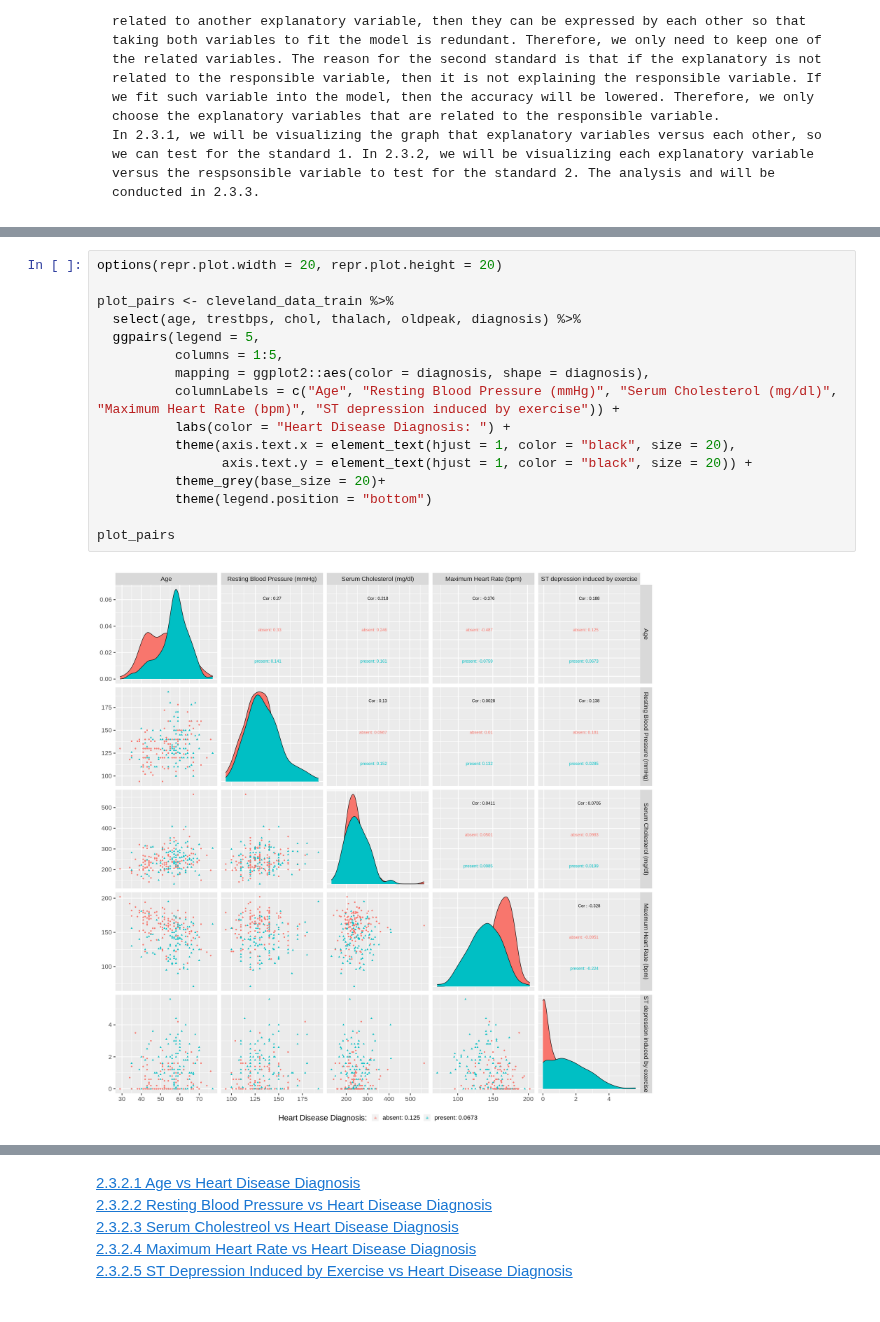
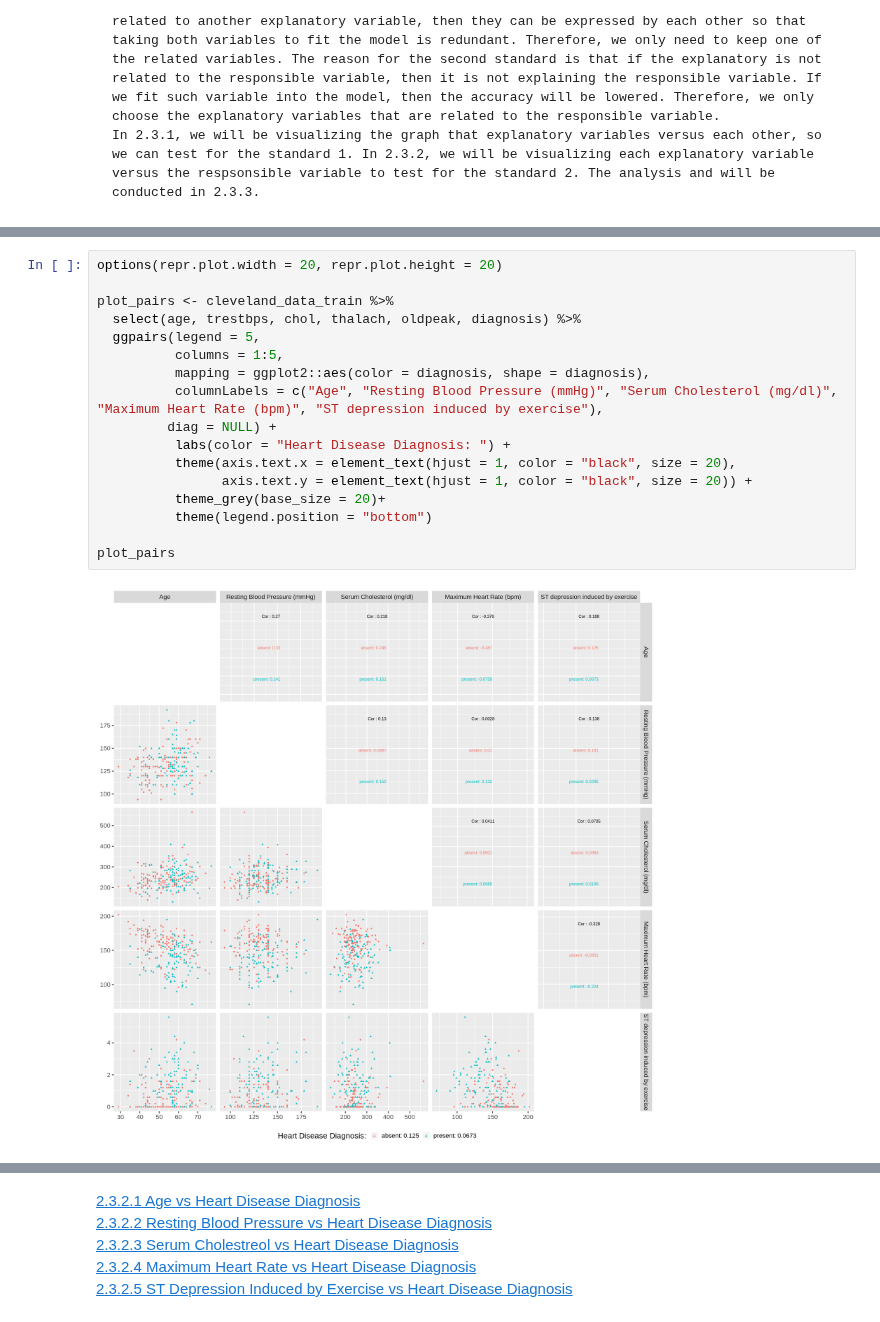
Before and after one commit to duffydu/dsci100-project, a Jupyter notebook: DSCI100_project_proposal.ipynb, the cells around one changed output, grey strips where cells are left out. Saved outputs shown, nothing was run; the diff lists cells and outputs as text.

Commit message:
Took out diagonal graphs in the scatter plot grid

```diff
--- a/DSCI100_project_proposal.ipynb
+++ b/DSCI100_project_proposal.ipynb
@@ -189,21 +189,22 @@ summary_table
 # %%
 options(repr.plot.width = 20, repr.plot.height = 20)
 
 plot_pairs <- cleveland_data_train %>%
   select(age, trestbps, chol, thalach, oldpeak, diagnosis) %>%
   ggpairs(legend = 5,
           columns = 1:5,
           mapping = ggplot2::aes(color = diagnosis, shape = diagnosis),
-          columnLabels = c("Age", "Resting Blood Pressure (mmHg)", "Serum Cholesterol (mg/dl)", "Maximum Heart Rate (bpm)", "ST depression induced by exercise")) +
+          columnLabels = c("Age", "Resting Blood Pressure (mmHg)", "Serum Cholesterol (mg/dl)", "Maximum Heart Rate (bpm)", "ST depression induced by exercise"),
+         diag = NULL) +
           labs(color = "Heart Disease Diagnosis: ") +
           theme(axis.text.x = element_text(hjust = 1, color = "black", size = 20),
                 axis.text.y = element_text(hjust = 1, color = "black", size = 20)) +
           theme_grey(base_size = 20)+
           theme(legend.position = "bottom")
 
 plot_pairs
 # %% [output]
-[figure, old version]
+[figure, new version]
 # %% [markdown]
 ### <img  src="https://oercommons.s3.amazonaws.com/media/courseware/lesson/image/Human-heart-clipart-5.jpg" width="30"/> 2.3.2 Explanatory Variables vs. Heart Disease Diagnosis<a id='var-diag'></a>
 # %% [markdown]
```
